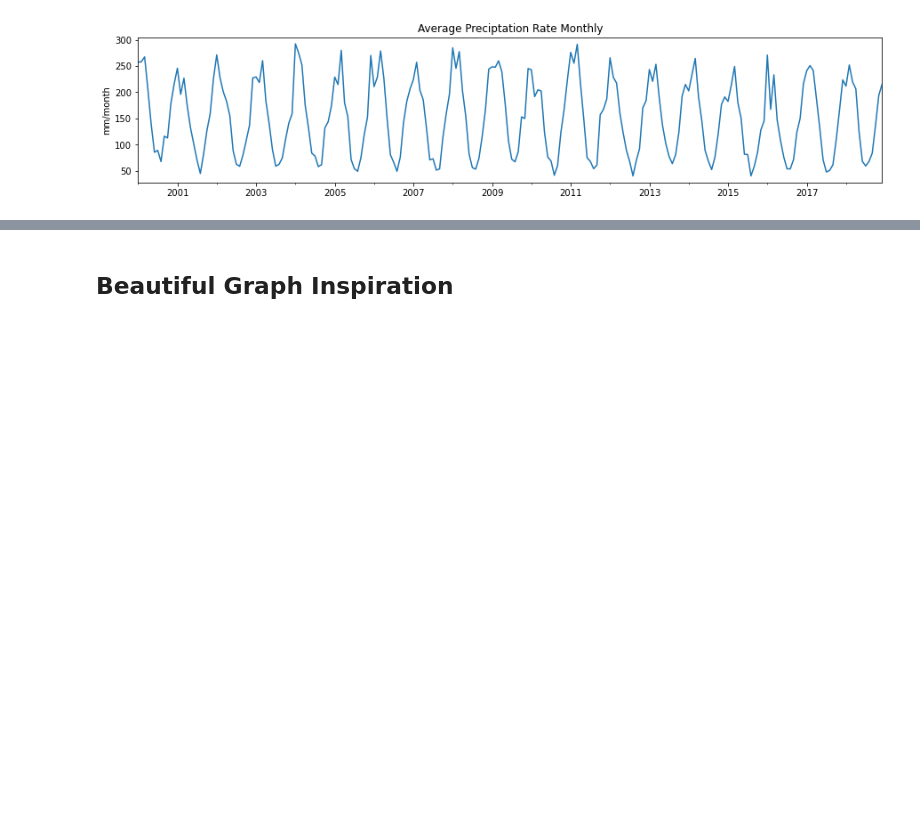
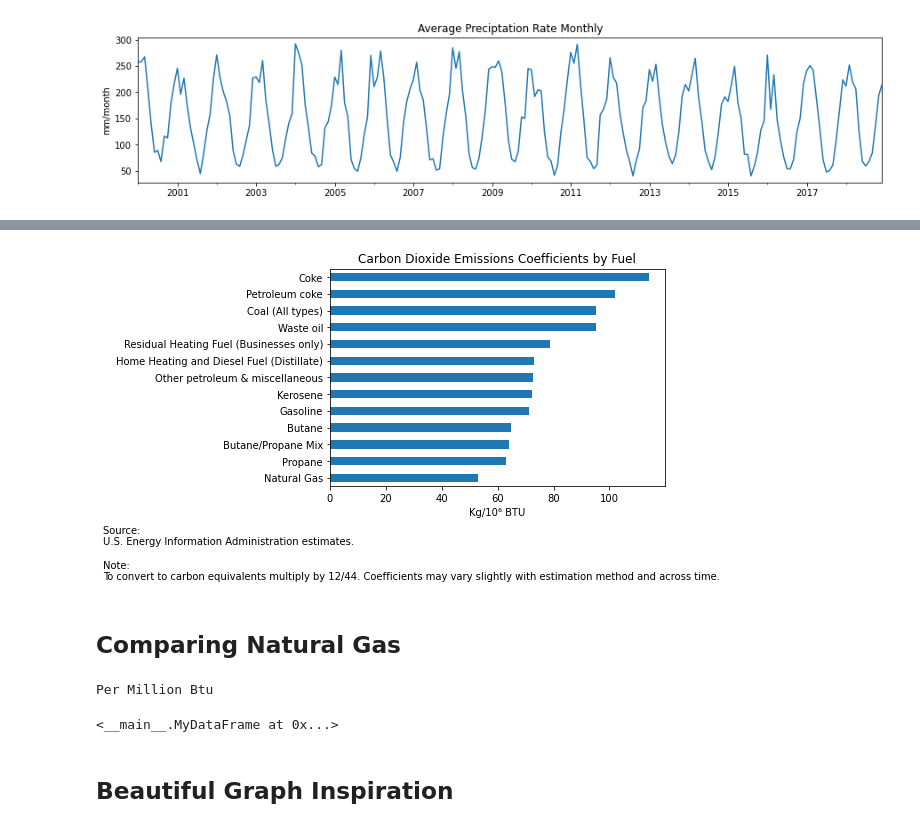
Before and after one commit to lauramsfernandes/BrazilianGasMarket, a Jupyter notebook: naturalGas_Plots.ipynb, the cells around one changed output, grey strips where cells are left out. Saved outputs shown, nothing was run; the diff lists cells and outputs as text; code cells hidden in the pictures; blank space fills up the shorter version.

Commit message:
Finishing CO2 DataFrame ajustments and VS stopped working

```diff
--- a/naturalGas_Plots.ipynb
+++ b/naturalGas_Plots.ipynb
@@ -135,3 +151,31 @@ plt.savefig('plots/ts_precip.png',dpi=600,bbox_inches='tight');
+# %%
+co2_emission.df.loc[['Propane', 'Butane', 'Butane/Propane Mix',
+       'Home Heating and Diesel Fuel (Distillate)', 'Kerosene',
+       'Coal (All types)', 'Natural Gas', 'Gasoline',
+       'Residual Heating Fuel (Businesses only)', 'Petroleum coke',
+       'Other petroleum & miscellaneous', 'Coke','Waste oil']].sort_values('Per Million Btu').plot(kind='barh')
+plt.xlabel(co2_emission.unit)
+plt.legend().remove()
+plt.figtext(-0.4,-0.2, co2_emission.footer);
+plt.title(co2_emission.title);
+# %% [output]
+[figure, added]
+# %% [markdown]
+## Comparing Natural Gas
+# %%
+for value in co2_emission.df.loc[['Propane', 'Butane', 'Butane/Propane Mix',
+       'Home Heating and Diesel Fuel (Distillate)', 'Kerosene',
+       'Coal (All types)', 'Natural Gas', 'Gasoline',
+       'Residual Heating Fuel (Businesses only)', 'Petroleum coke',
+       'Other petroleum & miscellaneous', 'Coke','Waste oil']]:
+       #res = (value - co2_emission.df.loc['Natural Gas'])/value
+       print(value)
+# %% [output]
+Per Million Btu
+# %%
+co2_emission
+# %% [output]
+<__main__.MyDataFrame at 0x...>
 # %% [markdown]
 ## Beautiful Graph Inspiration
 # %%
```
Also changed, not shown: parts of 2 cells of this notebook, 1 other file.
